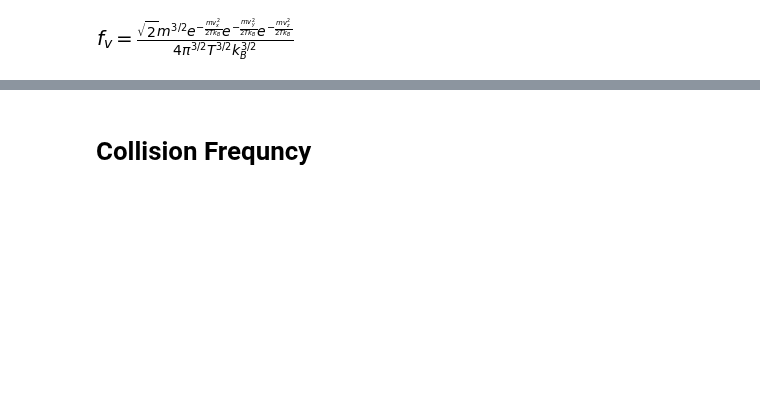
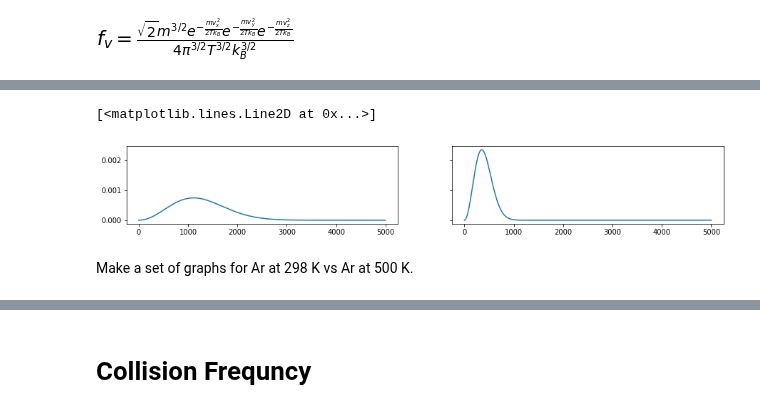
Before and after one commit to davis689/binder, a Jupyter notebook: CHEM452/Maxwell_Boltzmann.ipynb, the cells around one changed output, grey strips where cells are left out. Drawn from its saved outputs; the diff is of its cells as text; code cells hidden in the pictures; blank space fills up the shorter version.

```diff
--- a/CHEM452/Maxwell_Boltzmann.ipynb
+++ b/CHEM452/Maxwell_Boltzmann.ipynb
@@ -119,0 +177,9 @@ Ek_avg
+# %%
+fig,(ax1,ax2)=plt.subplots(1,2,sharey=True,figsize=(15,2))
+ax1.plot(speed,He(speed))
+ax2.plot(speed,Ar(speed))
+# %% [output]
+[<matplotlib.lines.Line2D at 0x...>]
+[figure, added]
+# %% [markdown]
+Make a set of graphs for Ar at 298 K vs Ar at 500 K.
```
Also changed, not shown: parts of 88 cells of this notebook.
